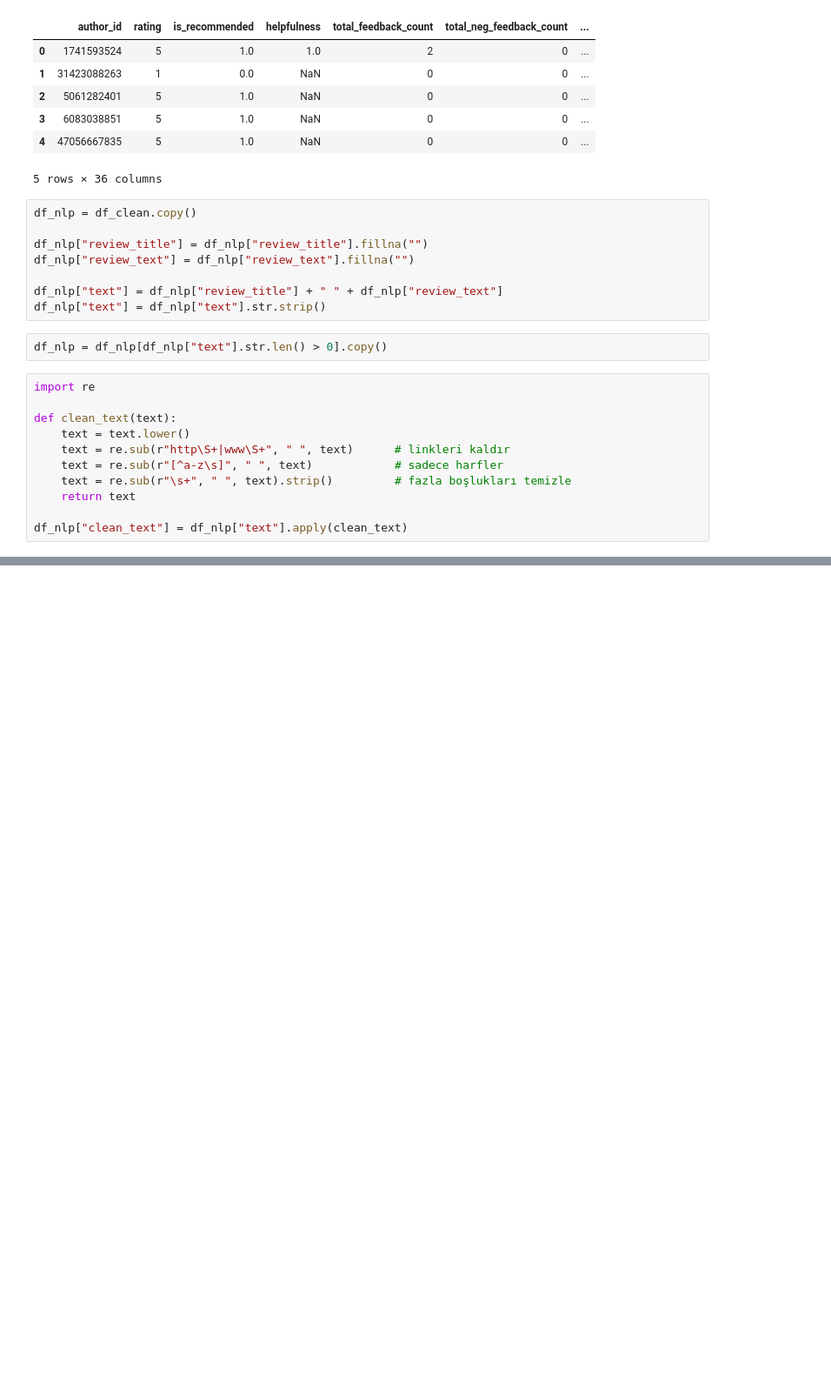
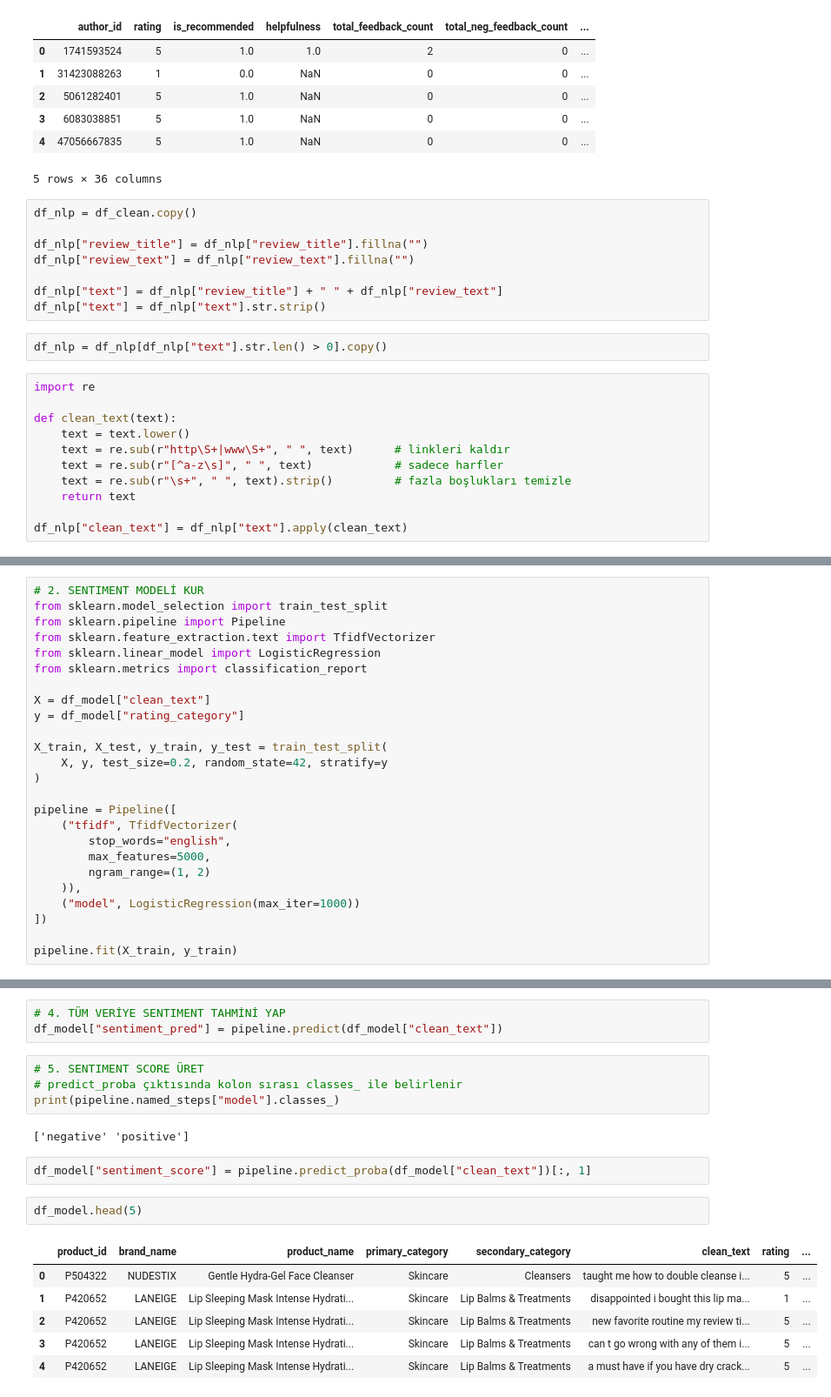
Before and after one commit to buseozgur/Customer-recommendation-model, a Jupyter notebook: notebooks/NLP.ipynb, the cells around one changed output, grey strips where cells are left out. Shown at 87% size. Drawn from its saved outputs; the diff is of its cells as text; blank space fills up the shorter version.

```diff
--- a/notebooks/NLP.ipynb
+++ b/notebooks/NLP.ipynb
@@ -65,0 +60,25 @@ word_counts
+# %%
+# 2. SENTIMENT MODELİ KUR
+from sklearn.model_selection import train_test_split
+from sklearn.pipeline import Pipeline
+from sklearn.feature_extraction.text import TfidfVectorizer
+from sklearn.linear_model import LogisticRegression
+from sklearn.metrics import classification_report
+
+X = df_model["clean_text"]
+y = df_model["rating_category"]
+
+X_train, X_test, y_train, y_test = train_test_split(
+    X, y, test_size=0.2, random_state=42, stratify=y
+)
+
+pipeline = Pipeline([
+    ("tfidf", TfidfVectorizer(
+        stop_words="english",
+        max_features=5000,
+        ngram_range=(1, 2)
+    )),
+    ("model", LogisticRegression(max_iter=1000))
+])
+
+pipeline.fit(X_train, y_train)
@@ -66 +104,21 @@ word_counts
+# %%
+# 4. TÜM VERİYE SENTIMENT TAHMİNİ YAP
+df_model["sentiment_pred"] = pipeline.predict(df_model["clean_text"])
+# %%
+# 5. SENTIMENT SCORE ÜRET
+# predict_proba çıktısında kolon sırası classes_ ile belirlenir
+print(pipeline.named_steps["model"].classes_)
+# %% [output]
+['negative' 'positive']
+# %%
+df_model["sentiment_score"] = pipeline.predict_proba(df_model["clean_text"])[:, 1]
+# %%
+df_model.head(5)
+# %% [output]
+|  | product_id | brand_name | product_name | primary_category | secondary_category | clean_text | rating | ... |
+| 0 | P504322 | NUDESTIX | Gentle Hydra-Gel Face Cleanser | Skincare | Cleansers | taught me how to double cleanse i... | 5 | ... |
+| 1 | P420652 | LANEIGE | Lip Sleeping Mask Intense Hydrati... | Skincare | Lip Balms & Treatments | disappointed i bought this lip ma... | 1 | ... |
+| 2 | P420652 | LANEIGE | Lip Sleeping Mask Intense Hydrati... | Skincare | Lip Balms & Treatments | new favorite routine my review ti... | 5 | ... |
+| 3 | P420652 | LANEIGE | Lip Sleeping Mask Intense Hydrati... | Skincare | Lip Balms & Treatments | can t go wrong with any of them i... | 5 | ... |
+| 4 | P420652 | LANEIGE | Lip Sleeping Mask Intense Hydrati... | Skincare | Lip Balms & Treatments | a must have if you have dry crack... | 5 | ... |
 # %%
```
Also changed, not shown: parts of 10 cells of this notebook, 2 other files.
